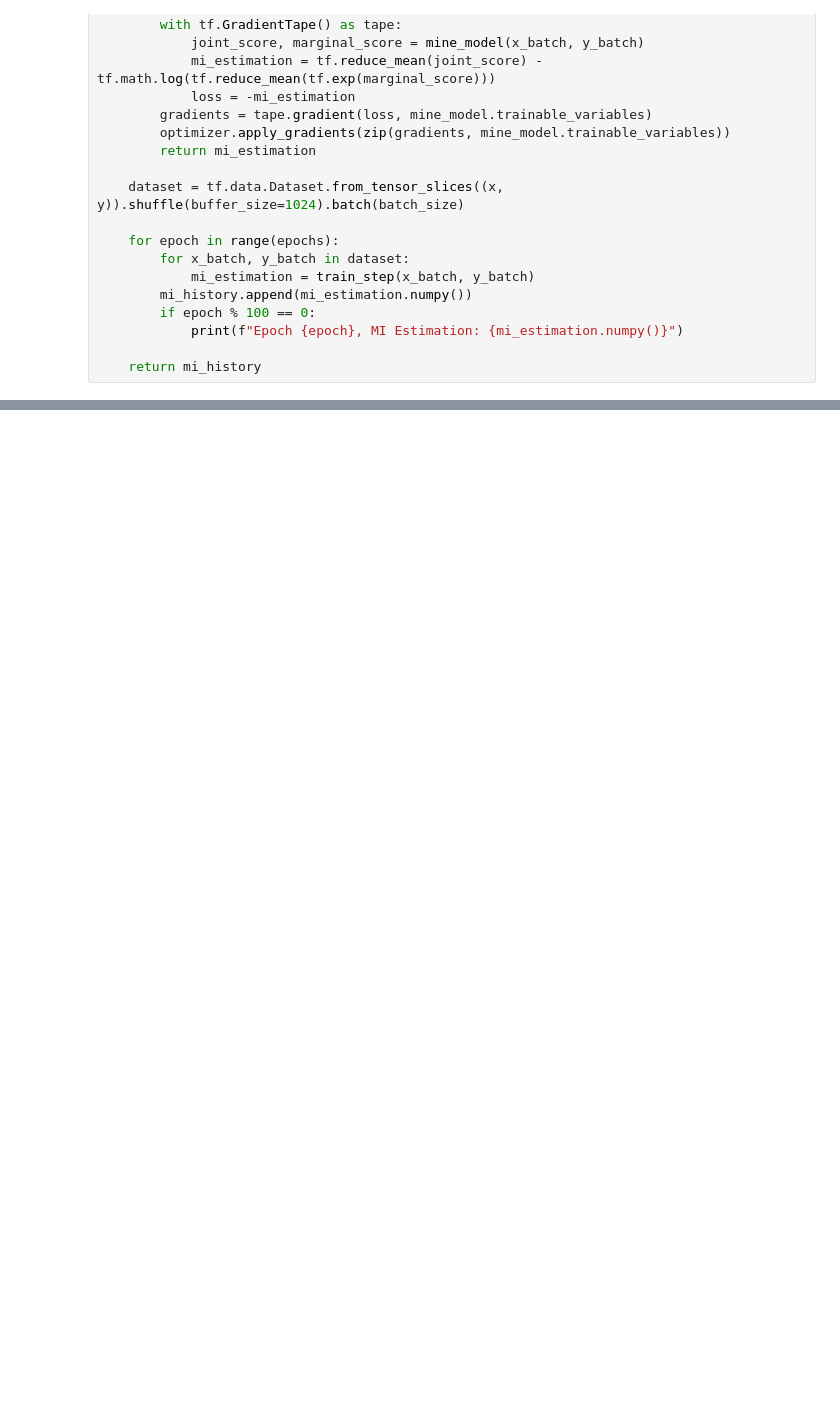
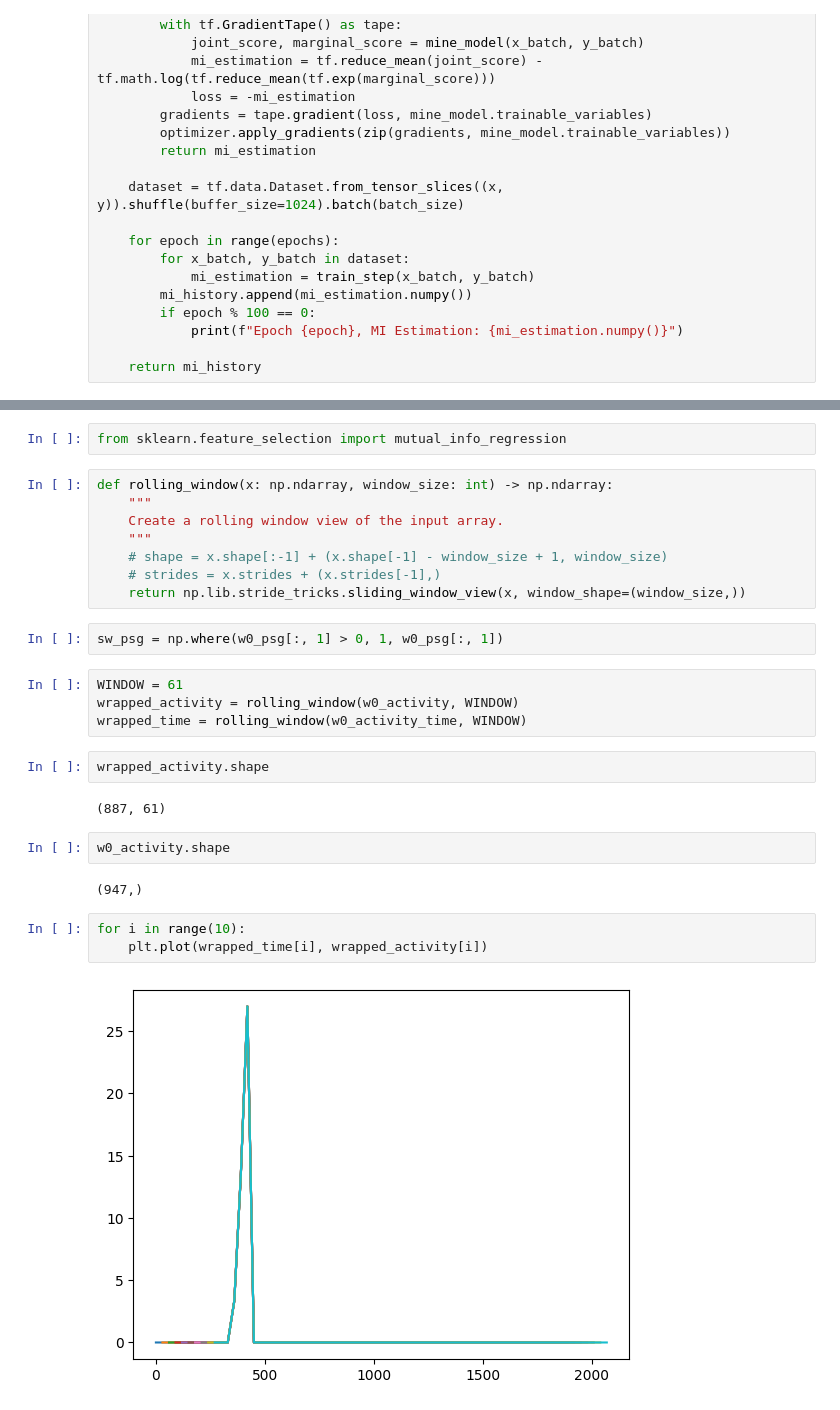
Before and after one commit to Arcascope/pisces, a Jupyter notebook: examples/RGB_Spectrograms/info_gain.ipynb, the cells around one changed output, grey strips where cells are left out. Cells and saved outputs as stored; diff of their text form; blank space fills up the shorter version.

```diff
--- a/examples/RGB_Spectrograms/info_gain.ipynb
+++ b/examples/RGB_Spectrograms/info_gain.ipynb
@@ -157,0 +201,29 @@ Epoch 900, MI Estimation: 0.9776821136474609
+# %%
+from sklearn.feature_selection import mutual_info_regression
+# %%
+def rolling_window(x: np.ndarray, window_size: int) -> np.ndarray:
+    """
+    Create a rolling window view of the input array.
+    """
+    # shape = x.shape[:-1] + (x.shape[-1] - window_size + 1, window_size)
+    # strides = x.strides + (x.strides[-1],)
+    return np.lib.stride_tricks.sliding_window_view(x, window_shape=(window_size,))
+# %%
+sw_psg = np.where(w0_psg[:, 1] > 0, 1, w0_psg[:, 1])
+# %%
+WINDOW = 61
+wrapped_activity = rolling_window(w0_activity, WINDOW)
+wrapped_time = rolling_window(w0_activity_time, WINDOW)
+# %%
+wrapped_activity.shape
+# %% [output]
+(887, 61)
+# %%
+w0_activity.shape
+# %% [output]
+(947,)
+# %%
+for i in range(10):
+    plt.plot(wrapped_time[i], wrapped_activity[i])
+# %% [output]
+[figure, added]
```
Also changed, not shown: parts of 18 cells of this notebook.
